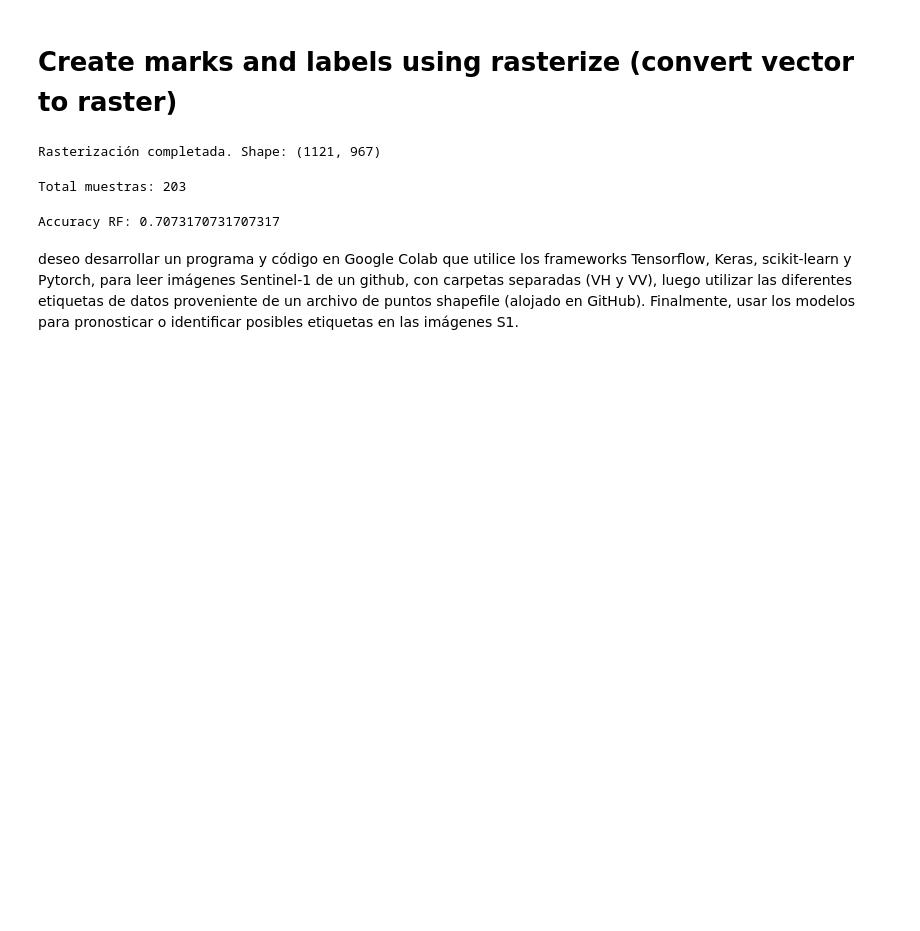
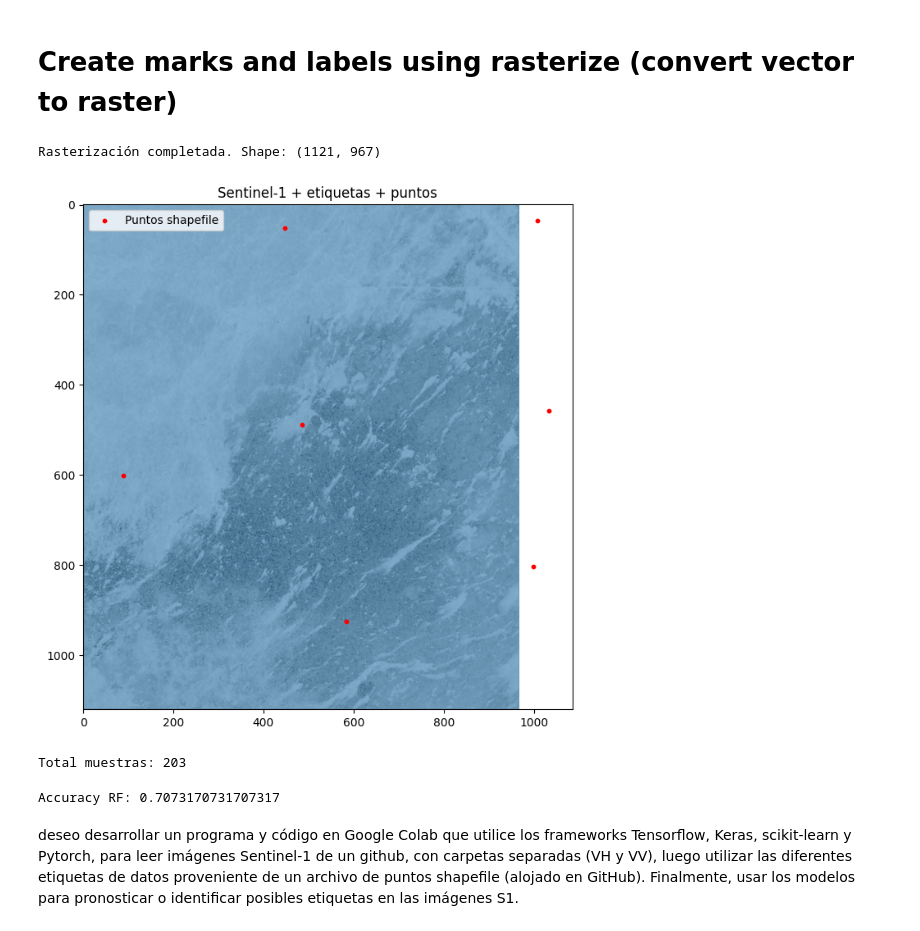
Before and after one commit to CarlosMendez1997Sei/WETSAT_v2, a Jupyter notebook: wetsat_geoprocessing.ipynb, the cells around one changed output. Drawn from its saved outputs; the diff is of its cells as text; code cells hidden in the pictures; blank space fills up the shorter version.

```diff
--- a/wetsat_geoprocessing.ipynb
+++ b/wetsat_geoprocessing.ipynb
@@ -175,6 +183,28 @@ raster_labels = rasterize(
 print("Rasterización completada. Shape:", raster_labels.shape)
 # %% [output]
 Rasterización completada. Shape: (1121, 967)
+# %%
+# Imagen base
+base_image = vh_images[0]
+plt.figure(figsize=(10, 8))
+# Mostrar imagen Sentinel-1
+plt.imshow(base_image, cmap='gray')
+plt.title("Sentinel-1 + etiquetas + puntos")
+
+# Superponer etiquetas rasterizadas
+plt.imshow(raster_labels, cmap='tab10', alpha=0.5)
+
+# Superponer puntos del shapefile
+plt.scatter(
+    *rasterio.transform.rowcol(transform, x_coords.values, y_coords.values),
+    color='red', s=10, label='Puntos shapefile'
+)
+
+plt.legend()
+plt.axis('on')
+plt.show()
+# %% [output]
+[figure, added]
 # %%
 X_train = []
 y_train = []
```
Also changed, not shown: parts of 5 cells of this notebook.
